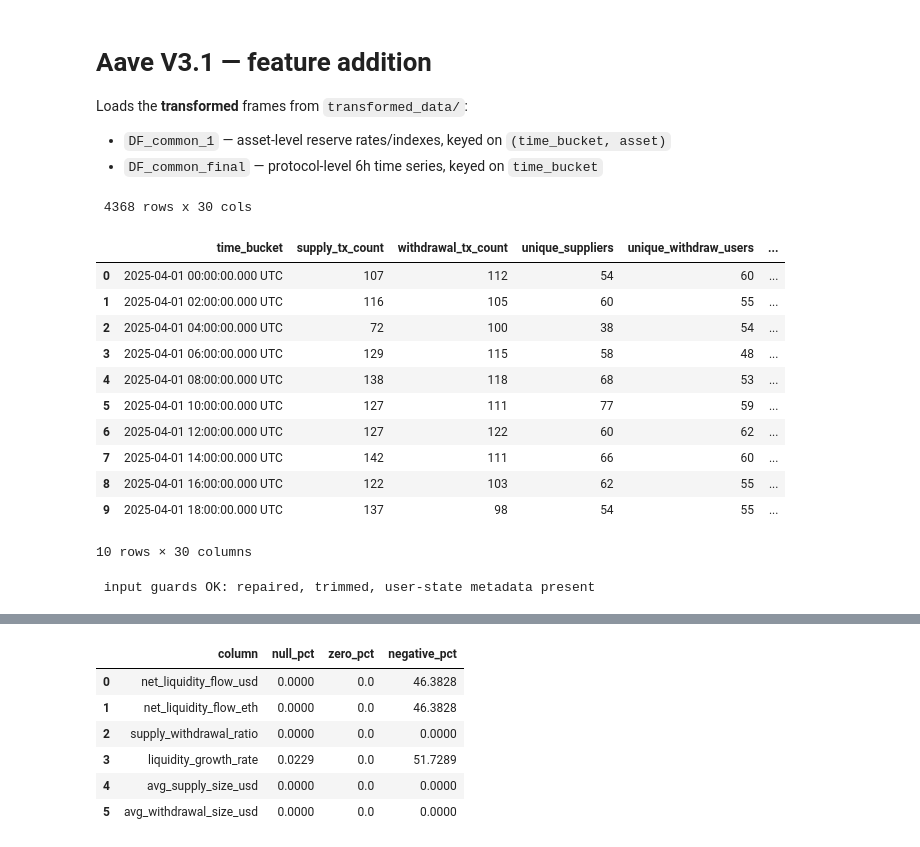
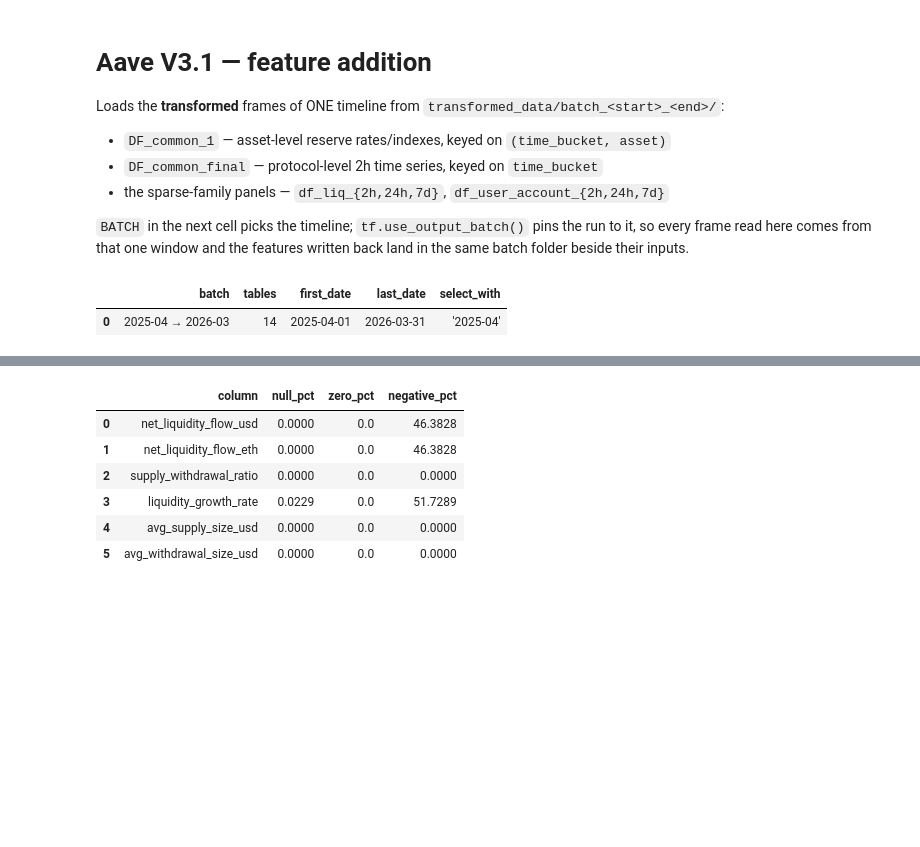
Before and after one commit to md-arham-ali/AAve_v3.1_Credit_risk_scoring, a Jupyter notebook: notebooks/feature_addition.ipynb, the cells around one changed output, grey strips where cells are left out. Saved outputs shown, nothing was run; the diff lists cells and outputs as text; code cells hidden in the pictures; blank space fills up the shorter version.

Commit message:
updating the data pipeline

```diff
--- a/notebooks/feature_addition.ipynb
+++ b/notebooks/feature_addition.ipynb
@@ -10,55 +11,30 @@ os.chdir(_ROOT)
 # %% [markdown]
 # Aave V3.1 — feature addition
 
-Loads the **transformed** frames from `transformed_data/`:
+Loads the **transformed** frames of ONE timeline from `transformed_data/batch_<start>_<end>/`:
 
 - `DF_common_1` — asset-level reserve rates/indexes, keyed on `(time_bucket, asset)`
-- `DF_common_final` — protocol-level 6h time series, keyed on `time_bucket`
+- `DF_common_final` — protocol-level 2h time series, keyed on `time_bucket`
+- the sparse-family panels — `df_liq_{2h,24h,7d}`, `df_user_account_{2h,24h,7d}`
+
+`BATCH` in the next cell picks the timeline; `tf.use_output_batch()` pins the run to it, so
+every frame read here comes from that one window and the features written back land in the
+same batch folder beside their inputs.
 # %%
-# Load transformed data from transformed_data/
+# Load one timeline's transformed frames from transformed_data/batch_<start>_<end>/
 import pandas as pd
 from pathlib import Path
 from IPython.display import display
 import adv_validation as adv
+import transform as tf
+import schema_check as sc
+from transform_schema import SCHEMAS as TRANSFORM_SCHEMAS
 
-DATA_DIR = Path("transformed_data")
 PREVIEW_ROWS = 10
 
-DF_common_1 = pd.read_csv(DATA_DIR / "DF_common_1.csv")          # asset-level (time_bucket, asset)
-DF_common_final = pd.read_csv(DATA_DIR / "DF_common_final.csv")  # protocol-level 2h series
-
-# separate sparse-family panels (2h as-is + 24h / 7d rollups) — kept apart from DF_common_*
-df_liq_2h  = pd.read_csv(DATA_DIR / "df_liq_2h.csv")
-df_liq_24h = pd.read_csv(DATA_DIR / "df_liq_24h.csv")
-df_liq_7d  = pd.read_csv(DATA_DIR / "df_liq_7d.csv")
-df_user_account_2h  = pd.read_csv(DATA_DIR / "df_user_account_2h.csv")
-df_user_account_24h = pd.read_csv(DATA_DIR / "df_user_account_24h.csv")
-df_user_account_7d  = pd.read_csv(DATA_DIR / "df_user_account_7d.csv")
-
-print(f" {DF_common_final.shape[0]} rows x {DF_common_final.shape[1]} cols")
-display(DF_common_final.head(PREVIEW_ROWS))
-
-# ── input guards (ERR-15): refuse a stale / unrepaired / untrimmed transform export ──
-_event_cols = [c for c in DF_common_final.columns if c != "time_bucket"]
-assert DF_common_final[_event_cols].notna().all().all(), \
-    "unrepaired export: nulls in event columns — re-run transform.ipynb export cell"
-assert DF_common_final["time_bucket"].max() < "2026-03-31", \
-    "untrimmed export: unpriced last-day buckets present (ERR-03) — re-run transform.ipynb"
-assert "user_state_observed" in df_user_account_24h.columns, \
-    "user-state audit metadata missing (ERR-17) — re-run transform.ipynb"
-print(" input guards OK: repaired, trimmed, user-state metadata present")
+# Which transformed batch to build features on — the menu lists what transform.ipynb has
+# produced, dated from the rows of the frames themselves.
+display(tf.output_timelines())
 # %% [output]
- 4368 rows x 30 cols
-|  | time_bucket | supply_tx_count | withdrawal_tx_count | unique_suppliers | unique_withdraw_users | ... |
-| 0 | 2025-04-01 00:00:00.000 UTC | 107 | 112 | 54 | 60 | ... |
-| 1 | 2025-04-01 02:00:00.000 UTC | 116 | 105 | 60 | 55 | ... |
-| 2 | 2025-04-01 04:00:00.000 UTC | 72 | 100 | 38 | 54 | ... |
-| 3 | 2025-04-01 06:00:00.000 UTC | 129 | 115 | 58 | 48 | ... |
-| 4 | 2025-04-01 08:00:00.000 UTC | 138 | 118 | 68 | 53 | ... |
-| 5 | 2025-04-01 10:00:00.000 UTC | 127 | 111 | 77 | 59 | ... |
-| 6 | 2025-04-01 12:00:00.000 UTC | 127 | 122 | 60 | 62 | ... |
-| 7 | 2025-04-01 14:00:00.000 UTC | 142 | 111 | 66 | 60 | ... |
-| 8 | 2025-04-01 16:00:00.000 UTC | 122 | 103 | 62 | 55 | ... |
-| 9 | 2025-04-01 18:00:00.000 UTC | 137 | 98 | 54 | 55 | ... |
+|  | batch | tables | first_date | last_date | select_with |
+| 0 | 2025-04 → 2026-03 | 14 | 2025-04-01 | 2026-03-31 | '2025-04' |
-10 rows × 30 columns
- input guards OK: repaired, trimmed, user-state metadata present
```
Also changed, not shown: parts of 19 cells of this notebook, 37 other files.
